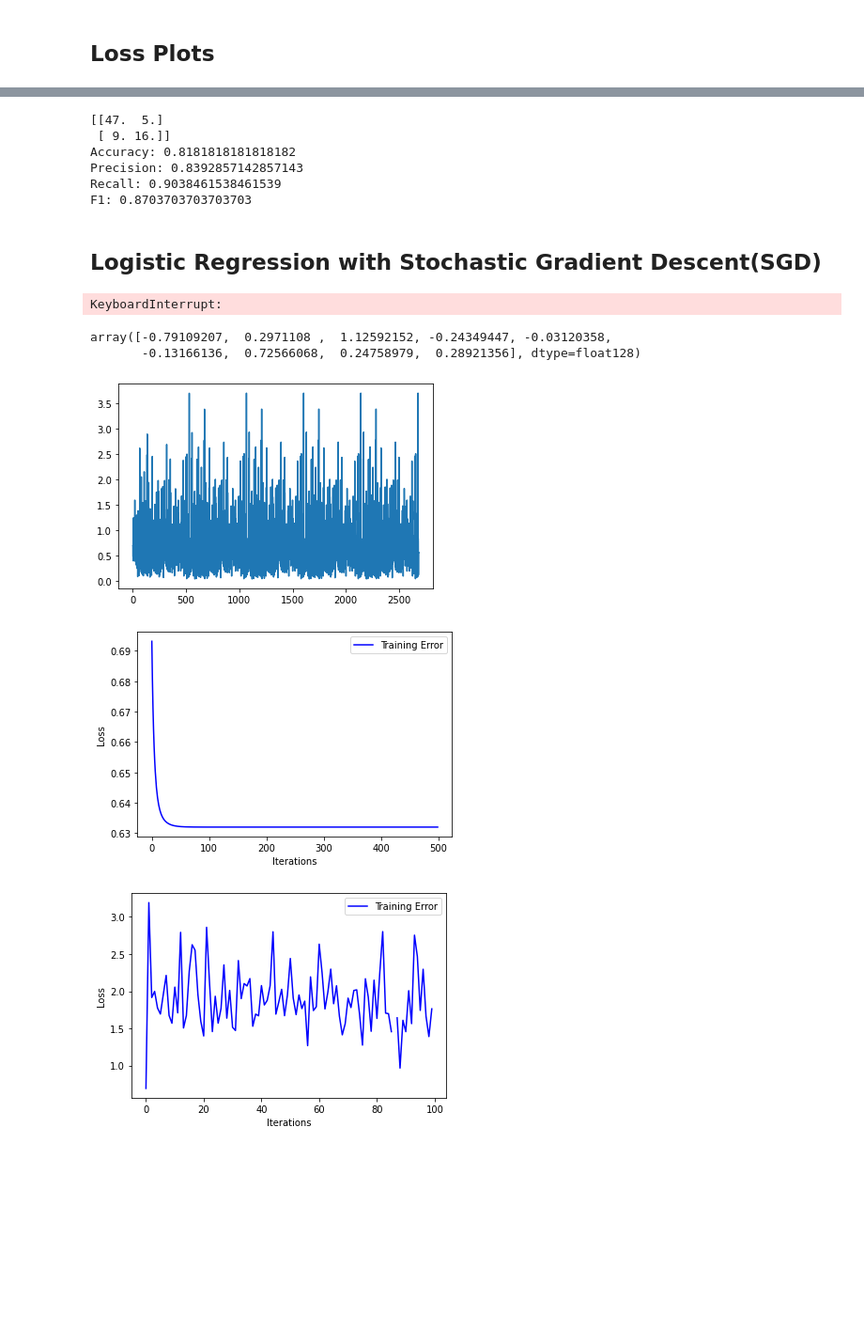
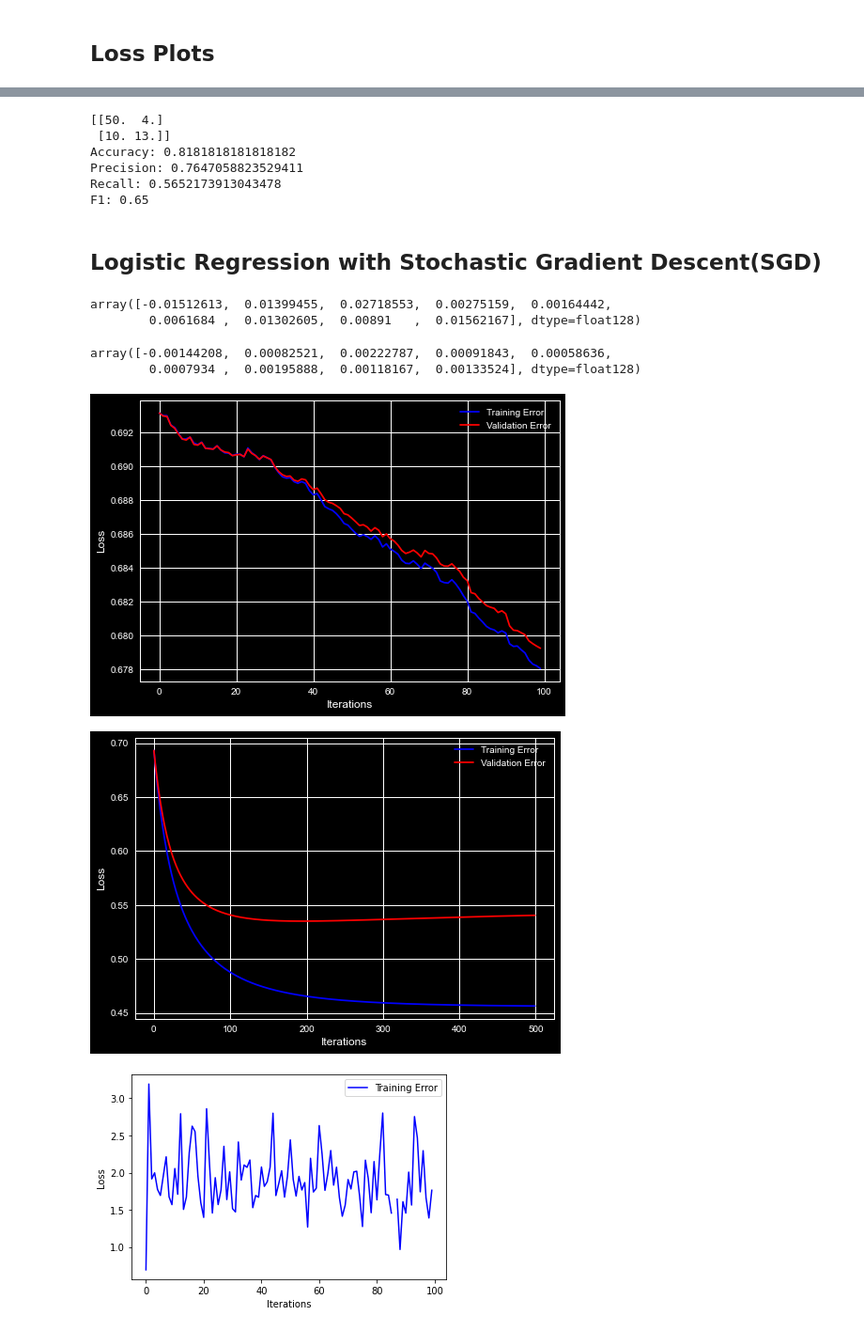
Before and after one commit to PritishWadhwa/ML-Assignments, a Jupyter notebook: Assignment1/Q2.ipynb, the cells around one changed output, grey strips where cells are left out. Shown at 94% size. Drawn from its saved outputs; the diff is of its cells as text; code cells hidden in the pictures; blank space fills up the shorter version.

```diff
--- a/Assignment1/Q2.ipynb
+++ b/Assignment1/Q2.ipynb
@@ -161,4 +197,8 @@ array([-0.69812781,  0.35383968,  1.02709892, -0.1645712 , -0.06538269,
 # %% [markdown]
 ## Loss Plots
+# %%
+plt.style.use('seaborn')
+plt.style.use('ggplot')
+plt.style.use('dark_background')
 # %%
 def drawBGDPlots(learningRate=0.01, maxEpochs=1000):
@@ -208,14 +275,17 @@ def getConfusionMatrix(X, y, theta):
     print('Precision: ' + str(precision))
     print('Recall: ' + str(recall))
     print('F1: ' + str(f1))
-# %%
-getConfusionMatrix(X_test, y_test, mainTheta)
-# %% [output]
-[[47.  5.]
- [ 9. 16.]]
-Accuracy: 0.8181818181818182
-Precision: 0.8392857142857143
-Recall: 0.9038461538461539
-F1: 0.8703703703703703
+# %%
+# Confusion matrix of the format:
+# [[(actual 0 and predicted 0), (actual 0 and predicted 1)],
+#  [(actual 1 and predicted 0), (actual 1 and predicted 1)]]
+getConfusionMatrix(X_test, y_test, mainTheta)
+# %% [output]
+[[50.  4.]
+ [10. 13.]]
+Accuracy: 0.8181818181818182
+Precision: 0.7647058823529411
+Recall: 0.5652173913043478
+F1: 0.65
 # %% [markdown]
 ## Logistic Regression with Stochastic Gradient Descent(SGD)
@@ -266,34 +346,35 @@ def miniBatchGradDescent(X, y, batchSize=1, learning_rate=0.01, max_iters=100):
 # %%
-mainTheta, trainErrorList, validationErrorList = stochasticGradientDescent(
-    X_train, y_train, X_validation, y_validation, 10, 1500)
+mainTheta, trainErrorList, validationErrorList = stochasticGradientDescentSingle(
+    X_train, y_train, X_validation, y_validation, 0.001, 1000)
+mainTheta
 # %% [output]
-KeyboardInterrupt:
+array([-0.01512613,  0.01399455,  0.02718553,  0.00275159,  0.00164442,
+        0.0061684 ,  0.01302605,  0.00891   ,  0.01562167], dtype=float128)
-# %%
-mainTheta
-# %% [output]
-array([-0.79109207,  0.2971108 ,  1.12592152, -0.24349447, -0.03120358,
-       -0.13166136,  0.72566068,  0.24758979,  0.28921356], dtype=float128)
+# %%
+mainTheta, trainErrorList, validationErrorList = stochasticGradientDescentAll(
+    X_train, y_train, X_validation, y_validation, 0.001, 100)
+mainTheta
+# %% [output]
+array([-0.00144208,  0.00082521,  0.00222787,  0.00091843,  0.00058636,
+        0.0007934 ,  0.00195888,  0.00118167,  0.00133524], dtype=float128)
 # %%
-def drawSGDPlots(learningRate=0.01, maxEpochs=1000):
-    # theta, trainErrorList, validationErrorList, microError = stochasticGradientDescent(
-    #     X_train, y_train, X_validation, y_validation, learningRate, maxEpochs)
-    theta, trainErrorList, microError = miniBatchGradDescent(X_train, y_train, 1, learningRate, maxEpochs)
-    # plt.plot(trainErrorList, label='Training Error', color='blue')
-    # plt.plot(validationErrorList, label='Validation Error', color='red')
-    # plt.xlabel('Iterations')
-    # plt.ylabel('Loss')
-    # plt.legend()
-    # plt.show()
-    plt.plot(np.arange(len(microError)), microError)
-    # plt.plot(microError, label='Micro Error')
+def drawSGDSinglePlots(learningRate=0.01, maxEpochs=1000):
+    theta, trainErrorList, validationErrorList = stochasticGradientDescentSingle(
+        X_train, y_train, X_validation, y_validation, learningRate, maxEpochs)
+    plt.plot(trainErrorList, label='Training Error', color='blue')
+    plt.plot(validationErrorList, label='Validation Error', color='red')
+    plt.xlabel('Iterations')
+    plt.ylabel('Loss')
+    plt.legend()
+    plt.show()
 # %%
-drawSGDPlots(0.1, 5)
+drawSGDPlots(0.01, 100)
 # %% [output]
-[figure, old version]
+[figure, new version]
 # %%
 drawSGDPlots(0.001, 500)
 # %% [output]
-[figure, old version]
+[figure, new version]
 # %%
 drawSGDPlots(1, 100)
 # %% [output]
```
Also changed, not shown: parts of 19 cells of this notebook, 19 other files.
